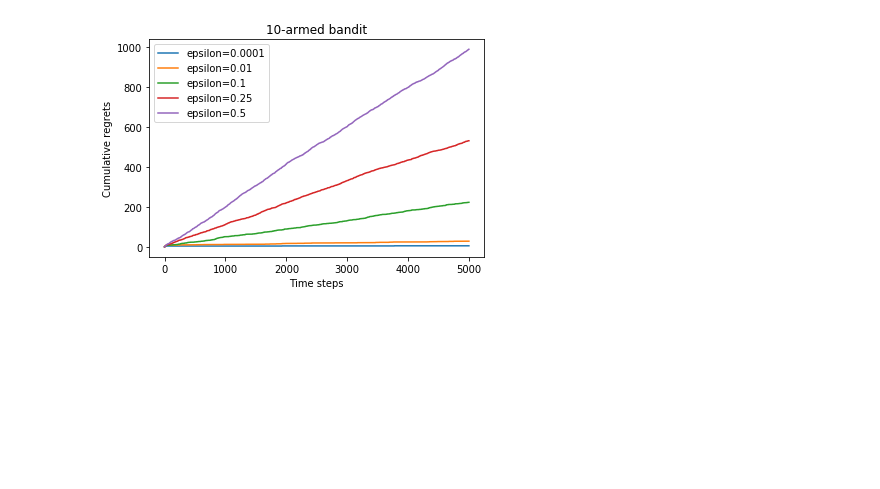
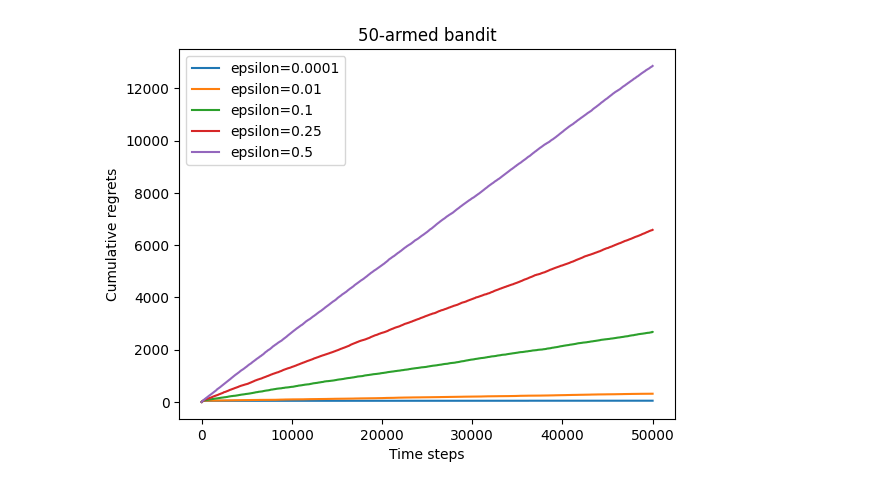
Before and after one commit to sfs999/RL-learning, a Jupyter notebook: d2rl/Hands-on-RL/第2章-多臂老虎机问题.ipynb, the cells around one changed output. Saved outputs shown, nothing was run; the diff lists cells and outputs as text; code cells hidden in the pictures; blank space fills up the shorter version.

```diff
--- a/d2rl/Hands-on-RL/第2章-多臂老虎机问题.ipynb
+++ b/d2rl/Hands-on-RL/第2章-多臂老虎机问题.ipynb
@@ -23,7 +23,7 @@ class BernoulliBandit:
 
 
 np.random.seed(1)  # 设定随机种子,使实验具有可重复性
-K = 10
+K = 50
 bandit_10_arm = BernoulliBandit(K)
 print("随机生成了一个%d臂伯努利老虎机" % K)
 print("获奖概率最大的拉杆为%d号,其获奖概率为%.4f" %
@@ -105,16 +105,16 @@ epsilon-贪婪算法的累积懊悔为： 25.526630933945313
 # %%
 np.random.seed(0)
 epsilons = [1e-4, 0.01, 0.1, 0.25, 0.5]
 epsilon_greedy_solver_list = [
     EpsilonGreedy(bandit_10_arm, epsilon=e) for e in epsilons
 ]
 epsilon_greedy_solver_names = ["epsilon={}".format(e) for e in epsilons]
 for solver in epsilon_greedy_solver_list:
-    solver.run(5000)
+    solver.run(50000)
 
 plot_results(epsilon_greedy_solver_list, epsilon_greedy_solver_names)
 # %% [output]
-[figure, old version]
+[figure, new version]
 # %%
 class DecayingEpsilonGreedy(Solver):
     """ epsilon值随时间衰减的epsilon-贪婪算法,继承Solver类 """
```
Also changed, not shown: parts of 5 cells of this notebook, 1 other file.
